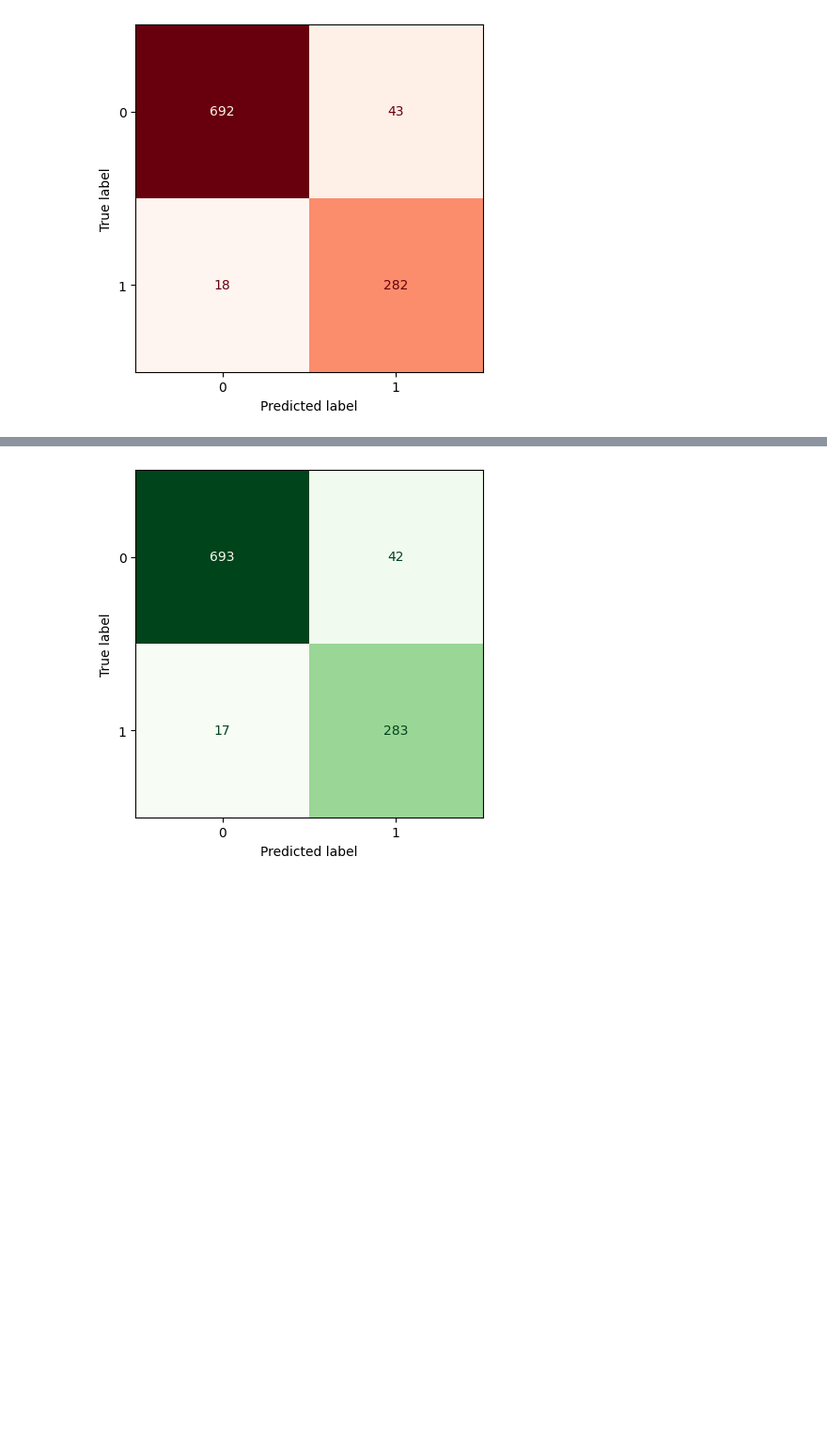
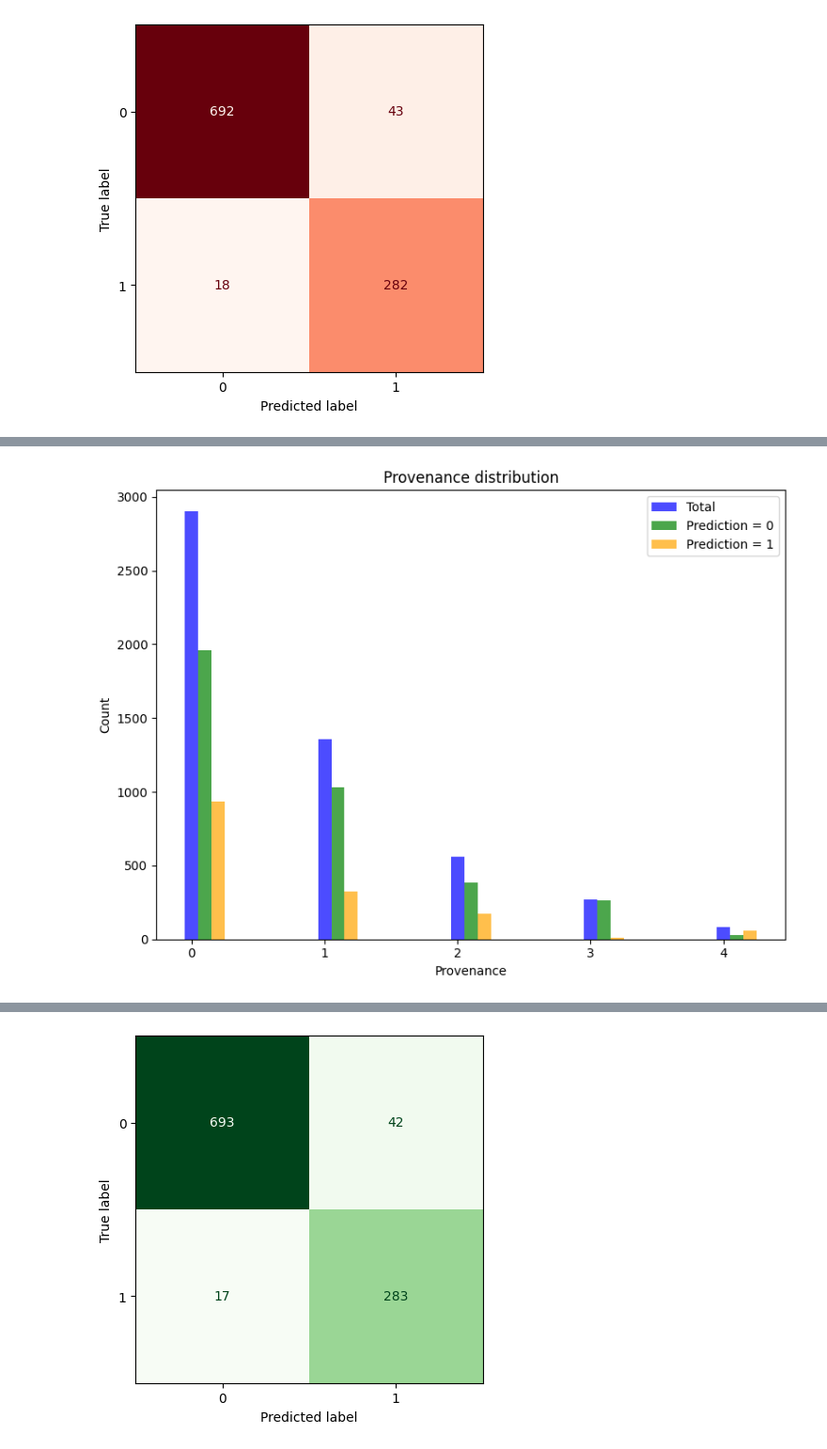
Before and after one commit to Benson00/Spam-detection, a Jupyter notebook: spam_detection.ipynb, the cells around one changed output, grey strips where cells are left out. Shown at 94% size. Saved outputs shown, nothing was run; the diff lists cells and outputs as text; code cells hidden in the pictures; blank space fills up the shorter version.

```diff
--- a/spam_detection.ipynb
+++ b/spam_detection.ipynb
@@ -164,6 +176,39 @@ kmeans = KMeans(n_clusters=5, random_state=0, n_init="auto").fit(cosine_matrix)
 clusters=kmeans.labels_
 df2 = df.copy()
 df2['Provenance'] = clusters
+# %%
+import matplotlib.pyplot as plt
+import numpy as np
+
+total_counts = df2['Provenance'].value_counts()
+no_spam_counts = df2[df2['Prediction'] == 0]['Provenance'].value_counts()
+spam_counts = df2[df2['Prediction'] == 1]['Provenance'].value_counts()
+
+
+categories = total_counts.index
+indices = np.arange(len(categories))
+
+bar_width = 0.1
+
+plt.figure(figsize=(8, 6))
+
+plt.bar(indices, total_counts[categories], width=bar_width, color='blue', alpha=0.7, label='Total')
+
+plt.bar(indices + bar_width, no_spam_counts.reindex(categories, fill_value=0), width=bar_width, color='green', alpha=0.7, label='Prediction = 0')
+
+plt.bar(indices + 2 * bar_width, spam_counts.reindex(categories, fill_value=0), width=bar_width, color='orange', alpha=0.7, label='Prediction = 1')
+
+
+plt.title("Provenance distribution")
+plt.xlabel("Provenance")
+plt.ylabel("Count")
+plt.xticks(categories)
+plt.legend()
+plt.tight_layout()
+
+plt.show()
+# %% [output]
+[figure, added]
 # %%
 X2 = df2.drop(['Email No.', 'Prediction'], axis = 1)
 y2 = df2['Prediction']
```
Also changed, not shown: parts of 6 cells of this notebook, 1 other file.
